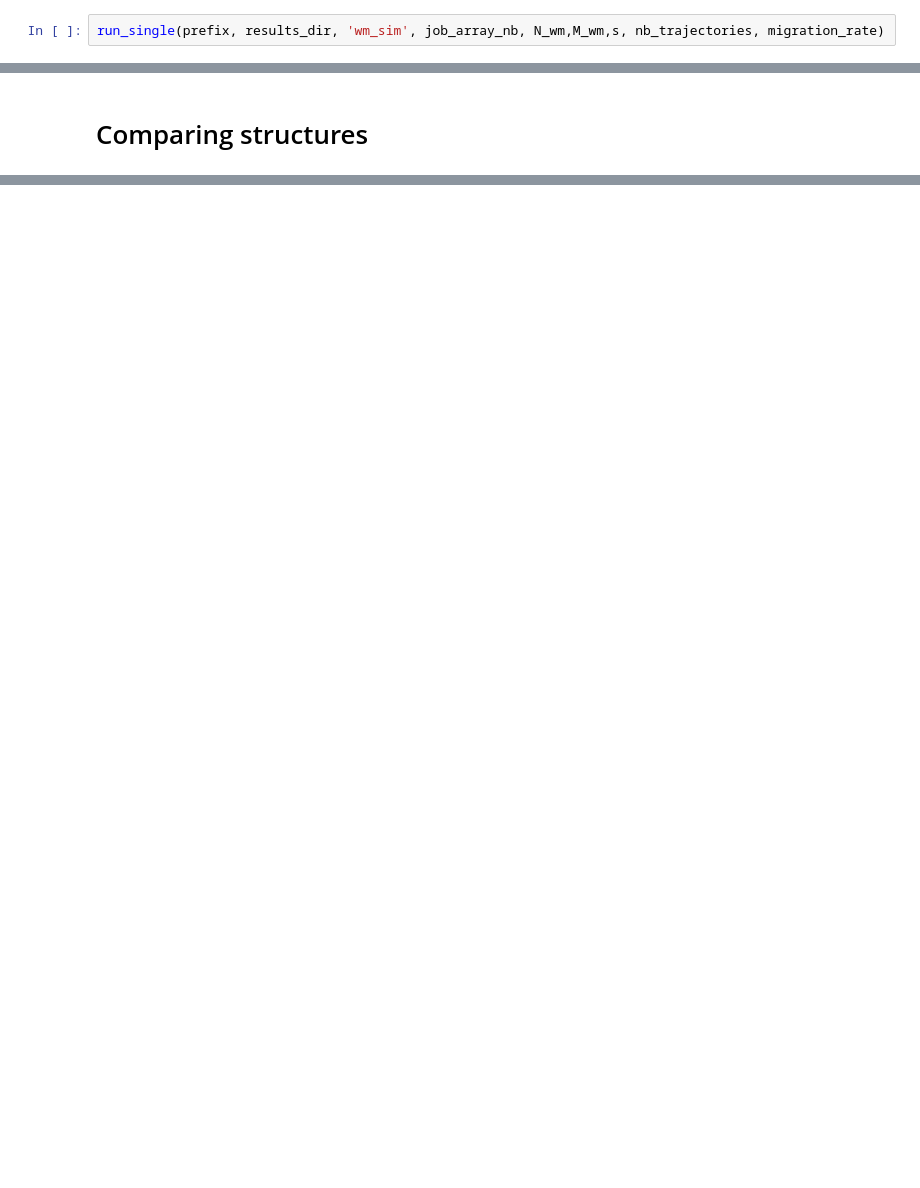
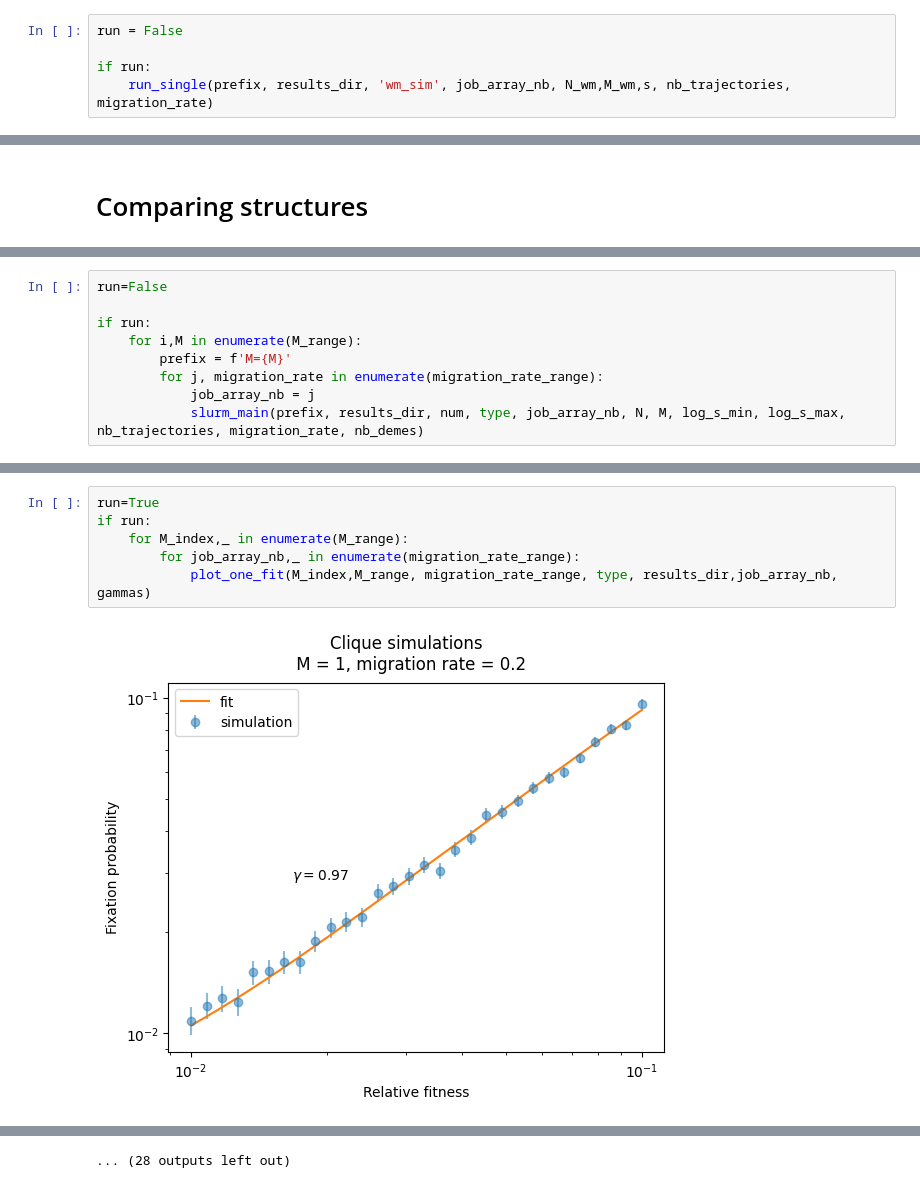
Before and after one commit to Bitbol-Lab/partial_sampling_spatially_structured_population, a Jupyter notebook: run.ipynb, the cells around one changed output, grey strips where cells are left out. Drawn from its saved outputs; the diff is of its cells as text; blank space fills up the shorter version.

```diff
--- a/run.ipynb
+++ b/run.ipynb
@@ -46,4 +47,7 @@ for type in graph_types:
 N_wm = N * nb_demes
 M_wm = M * nb_demes
 # %%
-run_single(prefix, results_dir, 'wm_sim', job_array_nb, N_wm,M_wm,s, nb_trajectories, migration_rate)
+run = False
+
+if run:
+    run_single(prefix, results_dir, 'wm_sim', job_array_nb, N_wm,M_wm,s, nb_trajectories, migration_rate)
@@ -57,0 +89,9 @@ time_histograms(results_dir, prefix, 'wm_sim', job_array_nb)
+# %%
+run=False
+
+if run:
+    for i,M in enumerate(M_range):
+        prefix = f'M={M}'
+        for j, migration_rate in enumerate(migration_rate_range):
+            job_array_nb = j
+            slurm_main(prefix, results_dir, num, type, job_array_nb, N, M, log_s_min, log_s_max, nb_trajectories, migration_rate, nb_demes)
@@ -57,0 +104,8 @@ time_histograms(results_dir, prefix, 'wm_sim', job_array_nb)
+# %%
+run=True
+if run:
+    for M_index,_ in enumerate(M_range):
+        for job_array_nb,_ in enumerate(migration_rate_range):
+            plot_one_fit(M_index,M_range, migration_rate_range, type, results_dir,job_array_nb, gammas)
+# %% [output]
+[figure, added]
@@ -57,0 +123 @@ time_histograms(results_dir, prefix, 'wm_sim', job_array_nb)
+... (28 outputs left out)
```
Also changed, not shown: parts of 10 cells of this notebook, 2 other files.
